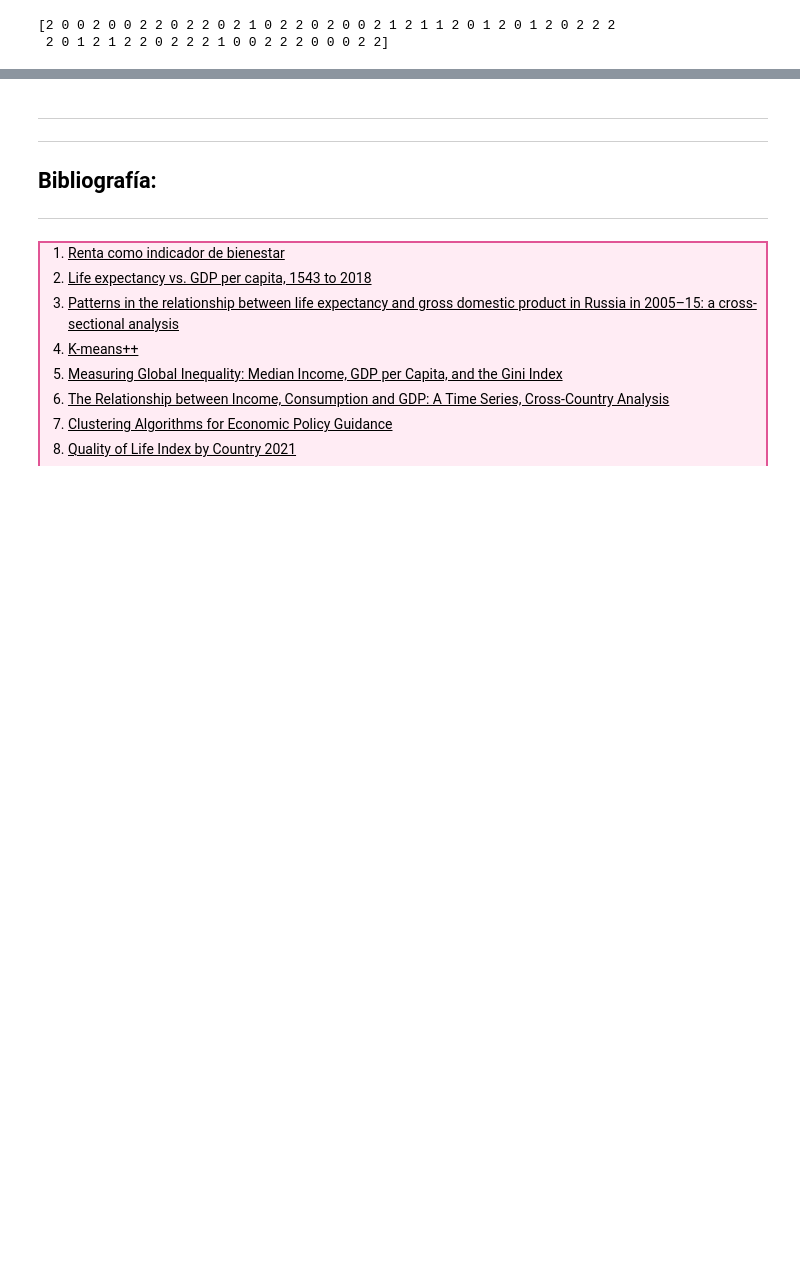
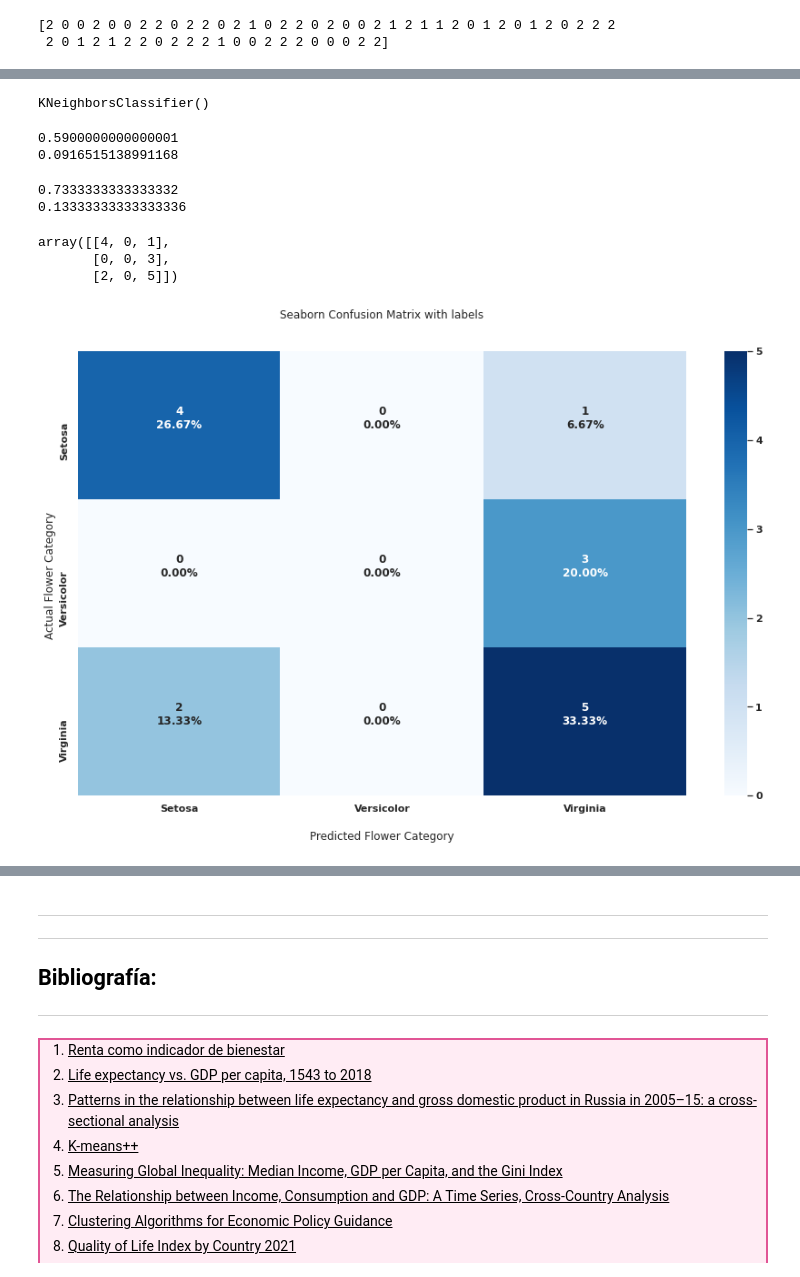
Before and after one commit to PhysTony/ICD_CIDE, a Jupyter notebook: Proyecto/Antonio_Huerta_Montellano_Proyecto.ipynb, the cells around one changed output, grey strips where cells are left out. Cells and saved outputs as stored; diff of their text form; code cells hidden in the pictures; blank space fills up the shorter version.

```diff
--- a/Proyecto/Antonio_Huerta_Montellano_Proyecto.ipynb
+++ b/Proyecto/Antonio_Huerta_Montellano_Proyecto.ipynb
@@ -1524,0 +1464,10 @@ SyntaxError: invalid character in identifier (<ipython-input-69-ca84c7ae64f6>, l
+# %%
+X_cl_1 = df_cluster_etl.iloc[:, [2,3]].values
+# %%
+X_train, X_test, y_train, y_test = train_test_split(X_cl_1, y_cl_1_e, test_size = 0.25, random_state = 0)
+# %%
+from sklearn.neighbors import KNeighborsClassifier
+classifier = KNeighborsClassifier(n_neighbors = 5, metric = "minkowski", p = 2)
+classifier.fit(X_train, y_train)
+# %% [output]
+KNeighborsClassifier()
@@ -1524,0 +1476,51 @@ SyntaxError: invalid character in identifier (<ipython-input-69-ca84c7ae64f6>, l
+# %%
+from sklearn.model_selection import cross_val_score
+accuracies = cross_val_score(estimator = classifier, X = X_train, y = y_train, cv = 10)
+print(accuracies.mean())
+print(accuracies.std())
+# %% [output]
+0.5900000000000001
+0.0916515138991168
+# %%
+from sklearn.model_selection import cross_val_score
+accuracies = cross_val_score(estimator = classifier, X = X_test, y = y_test, cv = 5)
+print(accuracies.mean())
+print(accuracies.std())
+# %% [output]
+0.7333333333333332
+0.13333333333333336
+# %%
+from sklearn.metrics import confusion_matrix
+cm = confusion_matrix(y_test, y_pred)
+# %% [output]
+array([[4, 0, 1],
+       [0, 0, 3],
+       [2, 0, 5]])
+# %%
+#group_names = ['True Neg','False Pos','False Neg','True Pos','True Pos','True Pos','True Pos','True Pos','True Pos']
+
+group_counts = ["{0:0.0f}".format(value) for value in
+                cm.flatten()]
+
+group_percentages = ["{0:.2%}".format(value) for value in
+                     cm.flatten()/np.sum(cm)]
+
+labels = [f"{v1}\n{v2}\n" for v1, v2 in
+          zip(group_counts,group_percentages)]
+
+labels = np.asarray(labels).reshape(3,3)
+
+ax = sns.heatmap(cm, annot=labels, fmt='', cmap='Blues')
+
+ax.set_title('Seaborn Confusion Matrix with labels\n\n');
+ax.set_xlabel('\nPredicted Flower Category')
+ax.set_ylabel('Actual Flower Category ');
+
+## Ticket labels - List must be in alphabetical order
+ax.xaxis.set_ticklabels(['Setosa','Versicolor', 'Virginia'])
+ax.yaxis.set_ticklabels(['Setosa','Versicolor', 'Virginia'])
+
+## Display the visualization of the Confusion Matrix.
+plt.show()
+# %% [output]
+[figure, added]
```
Also changed, not shown: parts of 7 cells of this notebook, 2 other files.
